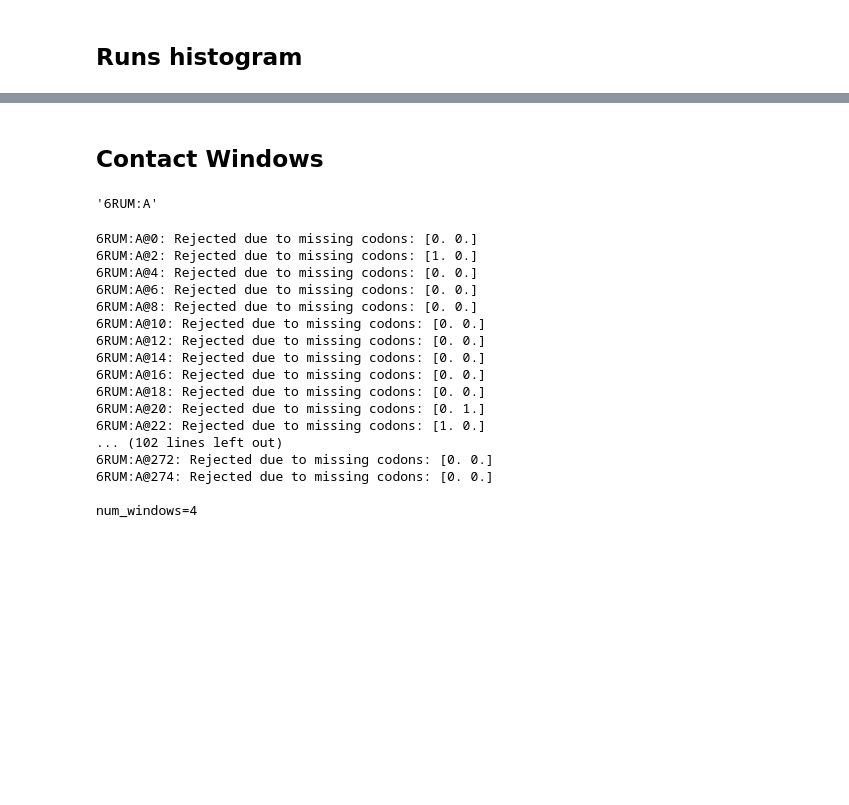
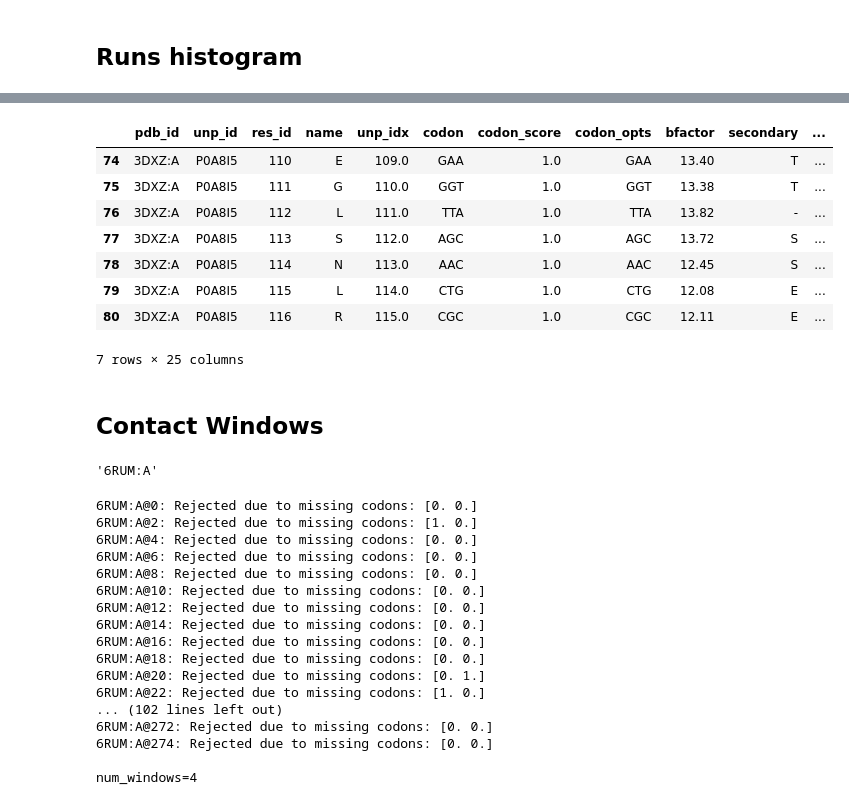
Before and after one commit to vistalab-technion/pp5, a Jupyter notebook: notebooks/08-contact_windows.ipynb, the cells around one changed output, grey strips where cells are left out. Saved outputs shown, nothing was run; the diff lists cells and outputs as text; code cells hidden in the pictures; blank space fills up the shorter version.

```diff
--- a/notebooks/08-contact_windows.ipynb
+++ b/notebooks/08-contact_windows.ipynb
@@ -153,0 +226,6 @@ ax.set_ylabel("Count (log)");
+# %%
+df_pdb_groups = df_data.groupby(by='pdb_id')
+
+pdb_id = "4S2B:A"
+df_4s2b = df_pdb_groups.get_group(pdb_id)
+df_4s2b.reset_index().loc[60:64]
@@ -154,3 +240,18 @@ ax.set_ylabel("Count (log)");
+# %%
+
+pdb_id = "3DXZ:A"
+df_3dxz = df_pdb_groups.get_group(pdb_id)
+df_3dxz.reset_index().loc[74:80]
+# %% [output]
+|  | pdb_id | unp_id | res_id | name | unp_idx | codon | codon_score | codon_opts | bfactor | secondary | ... |
+| 74 | 3DXZ:A | P0A8I5 | 110 | E | 109.0 | GAA | 1.0 | GAA | 13.40 | T | ... |
+| 75 | 3DXZ:A | P0A8I5 | 111 | G | 110.0 | GGT | 1.0 | GGT | 13.38 | T | ... |
+| 76 | 3DXZ:A | P0A8I5 | 112 | L | 111.0 | TTA | 1.0 | TTA | 13.82 | - | ... |
+| 77 | 3DXZ:A | P0A8I5 | 113 | S | 112.0 | AGC | 1.0 | AGC | 13.72 | S | ... |
+| 78 | 3DXZ:A | P0A8I5 | 114 | N | 113.0 | AAC | 1.0 | AAC | 12.45 | S | ... |
+| 79 | 3DXZ:A | P0A8I5 | 115 | L | 114.0 | CTG | 1.0 | CTG | 12.08 | E | ... |
+| 80 | 3DXZ:A | P0A8I5 | 116 | R | 115.0 | CGC | 1.0 | CGC | 12.11 | E | ... |
+7 rows × 25 columns
 # %% [markdown]
 ## Contact Windows
 # %%
```
Also changed, not shown: parts of 10 cells of this notebook, 1 other file.
